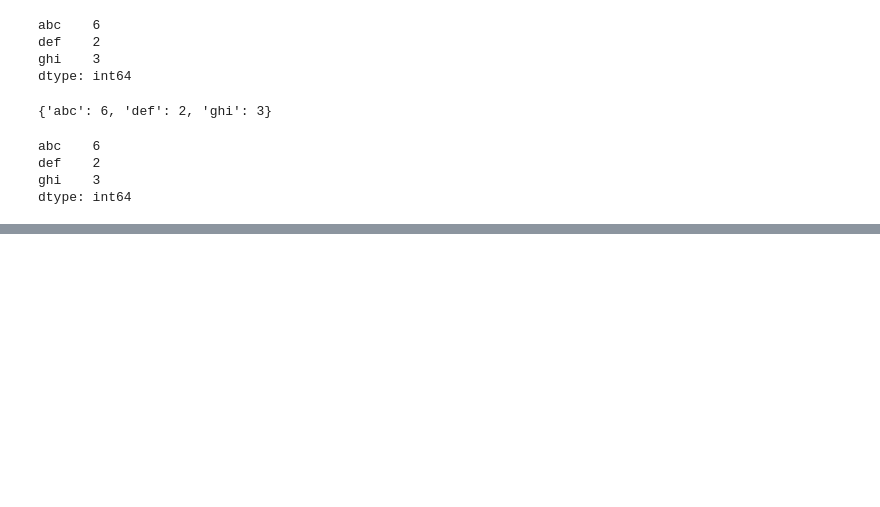
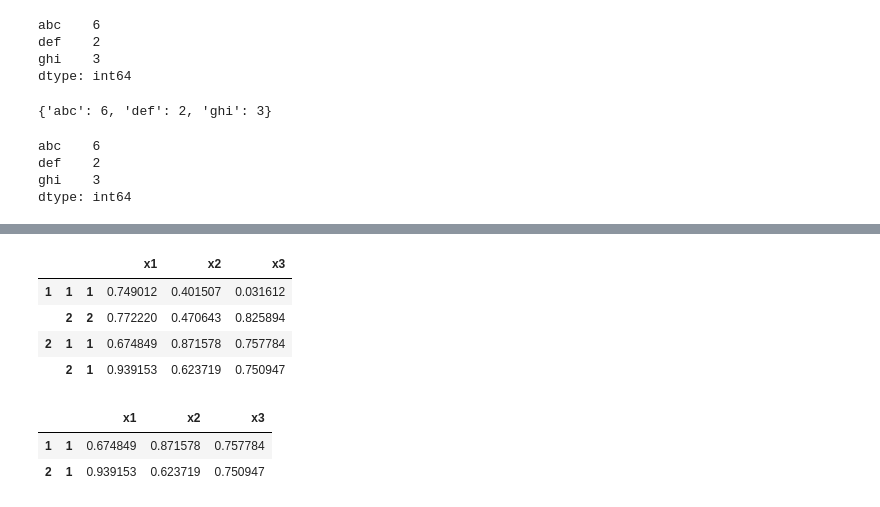
Before and after one commit to VatsalMargi/DL_Python, a Jupyter notebook: U21EC139_EXP_3.ipynb, the cells around one changed output, grey strips where cells are left out. Cells and saved outputs as stored; diff of their text form; code cells hidden in the pictures; blank space fills up the shorter version.

```diff
--- a/U21EC139_EXP_3.ipynb
+++ b/U21EC139_EXP_3.ipynb
@@ -448,0 +668,14 @@ dtype: int64
+# %%
+a.loc[1]
+# %% [output]
+|  |  |  | x1 | x2 | x3 |
+| 1 | 1 | 1 | 0.749012 | 0.401507 | 0.031612 |
+|  | 2 | 2 | 0.772220 | 0.470643 | 0.825894 |
+| 2 | 1 | 1 | 0.674849 | 0.871578 | 0.757784 |
+|  | 2 | 1 | 0.939153 | 0.623719 | 0.750947 |
+# %%
+a.loc[1].loc[2]
+# %% [output]
+|  |  | x1 | x2 | x3 |
+| 1 | 1 | 0.674849 | 0.871578 | 0.757784 |
+| 2 | 1 | 0.939153 | 0.623719 | 0.750947 |
```
Also changed, not shown: parts of 33 cells of this notebook, 1 other file.
